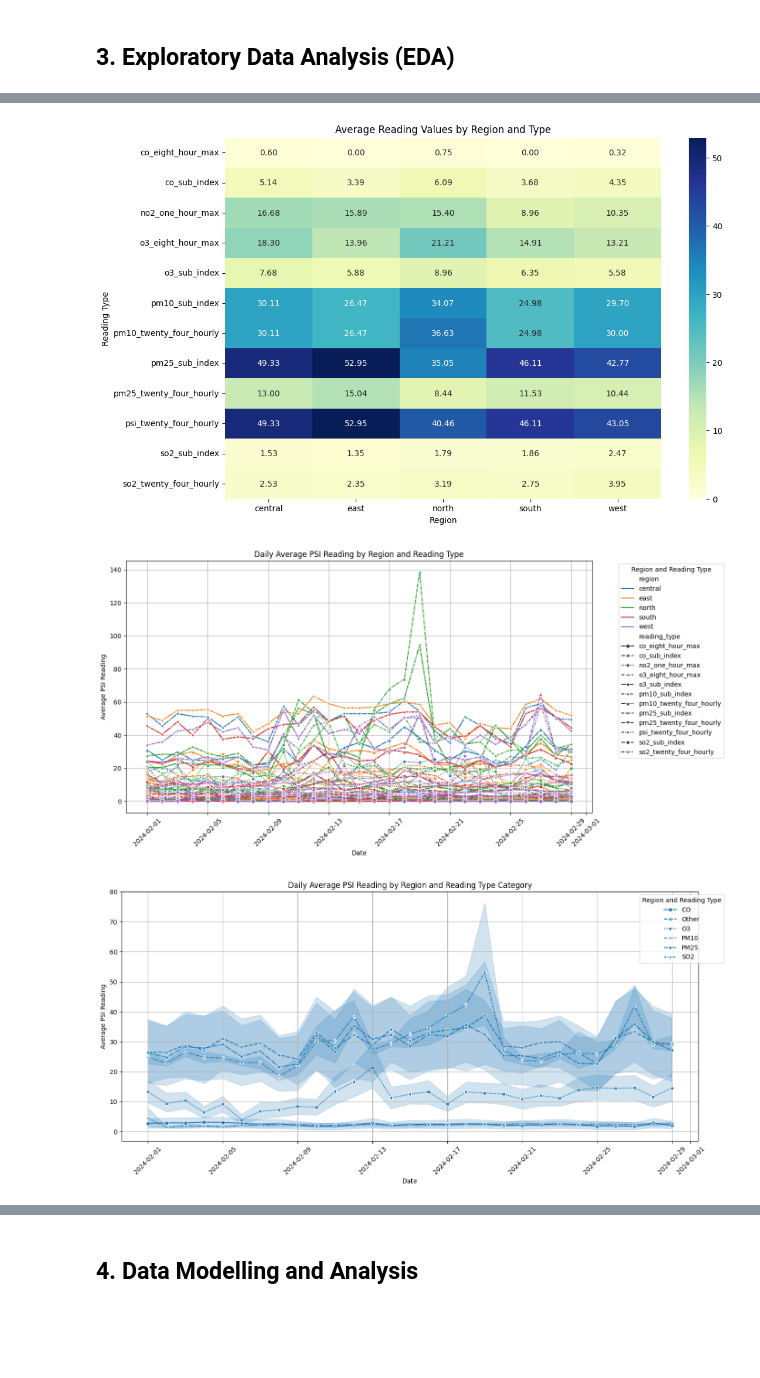
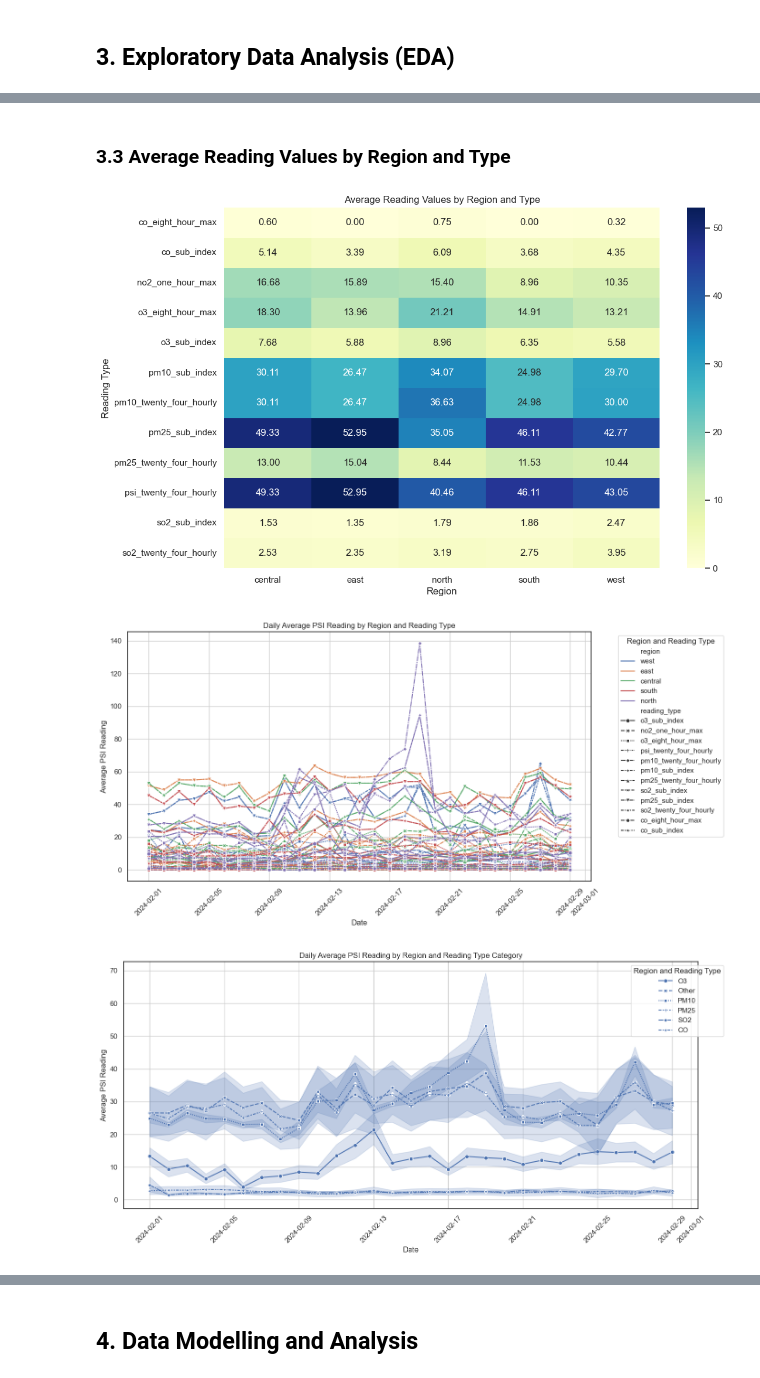
Before and after one commit to linxianying/G12_GuidedProject, a Jupyter notebook: traffic_air_sg.ipynb, the cells around one changed output, grey strips where cells are left out. Saved outputs shown, nothing was run; the diff lists cells and outputs as text; code cells hidden in the pictures; blank space fills up the shorter version.

Commit message:
done all data collection and cleaning and preprocessing, update previous EDA results with latest dataset, try some data modelling anlaysis but still in progress

```diff
--- a/traffic_air_sg.ipynb
+++ b/traffic_air_sg.ipynb
@@ -419,5 +583,5 @@ dtype: object
 # %%
-
+# clean the Feb data, all_psi_sg
 # Check for missing values
 print("Missing values in each column:\n", all_psi_sg.isnull().sum())
 
@@ -432,7 +596,8 @@ if duplicates > 0:
 all_psi_sg['date'] = pd.to_datetime(all_psi_sg['date'])
 all_psi_sg['reading_value'] = pd.to_numeric(all_psi_sg['reading_value'], errors='coerce')
 
-
+# drop unnecessary data like timestamp
+all_psi_sg.drop(columns=['timestamp'], inplace=True)
 print(all_psi_sg.info())
 # %% [output]
 Missing values in each column:
@@ -463,0 +778,9 @@ reading types: ['o3_sub_index' 'no2_one_hour_max' 'o3_eight_hour_max'
+# %%
+all_psi_sg['avg_reading_value'] = all_psi_sg.groupby(['region', 'date', 'reading_type'])['reading_value'].transform('mean')
+Feb_avg_psi_sg = all_psi_sg.drop(columns=['hourOfDate', 'reading_value'])
+print("Missing values in each column:\n", Feb_avg_psi_sg.isnull().sum())
+# Check duplicates
+duplicates = all_region_sg.duplicated().sum()
+print(f"Number of duplicate rows: {duplicates}")
+
+Feb_avg_psi_sg
@@ -465,0 +815,17 @@ reading types: ['o3_sub_index' 'no2_one_hour_max' 'o3_eight_hour_max'
+# %%
+# calculate the correlation between congestion level and different air pollutants, to find the most correlated air pollutants for more analysis
+import pandas as pd
+import seaborn as sns
+import matplotlib.pyplot as plt
+import numpy as np
+from matplotlib.patches import Rectangle
+
+correlation_matrix = normalized_merge_data.drop(columns=['region']).corr()
+mask = np.triu(np.ones_like(correlation_matrix, dtype=bool))
+sns.set(style="white")
+plt.figure(figsize=(12, 8))
+heatmap = sns.heatmap(correlation_matrix, mask=mask, annot=True, cmap='coolwarm', vmin=-1, vmax=1, square=True, linewidths=.5)
+rect = Rectangle((6, 13), 5, 1, fill=False, edgecolor='red', linewidth=3)
+heatmap.add_patch(rect)
+plt.title('Correlation Heatmap')
+plt.show()
@@ -466,9 +916,11 @@ reading types: ['o3_sub_index' 'no2_one_hour_max' 'o3_eight_hour_max'
+# %% [markdown]
+### 3.3 Average Reading Values by Region and Type
 # %%
 import pandas as pd
 import seaborn as sns
 import matplotlib.pyplot as plt
 
-avg_readings = all_psi_sg.groupby(['reading_type','region'])['reading_value'].mean().unstack()
+avg_readings = Feb_avg_psi_sg.groupby(['reading_type','region'])['avg_reading_value'].mean().unstack()
 
 plt.figure(figsize=(12, 8))
 sns.heatmap(avg_readings, annot=True, cmap="YlGnBu", fmt='.2f')
@@ -477,18 +929,15 @@ plt.ylabel('Reading Type')
 plt.xlabel('Region')
 plt.show()
 # %% [output]
-[figure, old version]
+[figure, new version]
 # %%
 import pandas as pd
 import matplotlib.pyplot as plt
 import seaborn as sns
 
 
-daily_average_psi = all_psi_sg.groupby(['date', 'region', 'reading_type'])['reading_value'].mean().reset_index()
-
-
 plt.figure(figsize=(14, 7))
-sns.lineplot(data=daily_average_psi, x='date', y='reading_value', hue='region', style='reading_type', markers=True)
+sns.lineplot(data=Feb_avg_psi_sg, x='date', y='avg_reading_value', hue='region', style='reading_type', markers=True)
 plt.title('Daily Average PSI Reading by Region and Reading Type')
 plt.xlabel('Date')
 plt.ylabel('Average PSI Reading')
@@ -498,49 +947,47 @@ plt.grid()
 plt.tight_layout()
 plt.show()
 # %% [output]
-[figure, old version]
+[figure, new version]
 # %%
 import pandas as pd
 import matplotlib.pyplot as plt
 import seaborn as sns
 
-
-daily_average_psi = all_psi_sg.groupby(['date', 'region', 'reading_type'])['reading_value'].mean().reset_index()
 
 def categorize_reading_type(reading_type):
     if reading_type.startswith('co'):
         return 'CO'
     elif reading_type.startswith('o3'):
         return 'O3'
     elif reading_type.startswith('pm10'):
         return 'PM10'
     elif reading_type.startswith('pm25'):
         return 'PM25'
     elif reading_type.startswith('so2'):
         return 'SO2'
     else:
         return 'Other'
 
 
-daily_average_psi['category'] = daily_average_psi['reading_type'].apply(categorize_reading_type)
+Feb_avg_psi_sg['category'] = Feb_avg_psi_sg['reading_type'].apply(categorize_reading_type)
 
 plt.figure(figsize=(14, 7))
-sns.lineplot(data=daily_average_psi,
+sns.lineplot(data=Feb_avg_psi_sg,
              x='date',
-             y='reading_value',
+             y='avg_reading_value',
              style='category',
              markers=True)
 
 plt.title('Daily Average PSI Reading by Region and Reading Type Category')
 plt.xlabel('Date')
 plt.ylabel('Average PSI Reading')
 plt.xticks(rotation=45)
 plt.legend(title='Region and Reading Type', bbox_to_anchor=(1.05, 1))
 plt.grid()
 plt.tight_layout()
 plt.show()
 # %% [output]
-[figure, old version]
+[figure, new version]
 # %%
 # Plotting the overall trend of PSI readings by reading type over the date range
 plt.figure(figsize=(12, 6))
```
Also changed, not shown: parts of 53 cells of this notebook, 3 other files.
